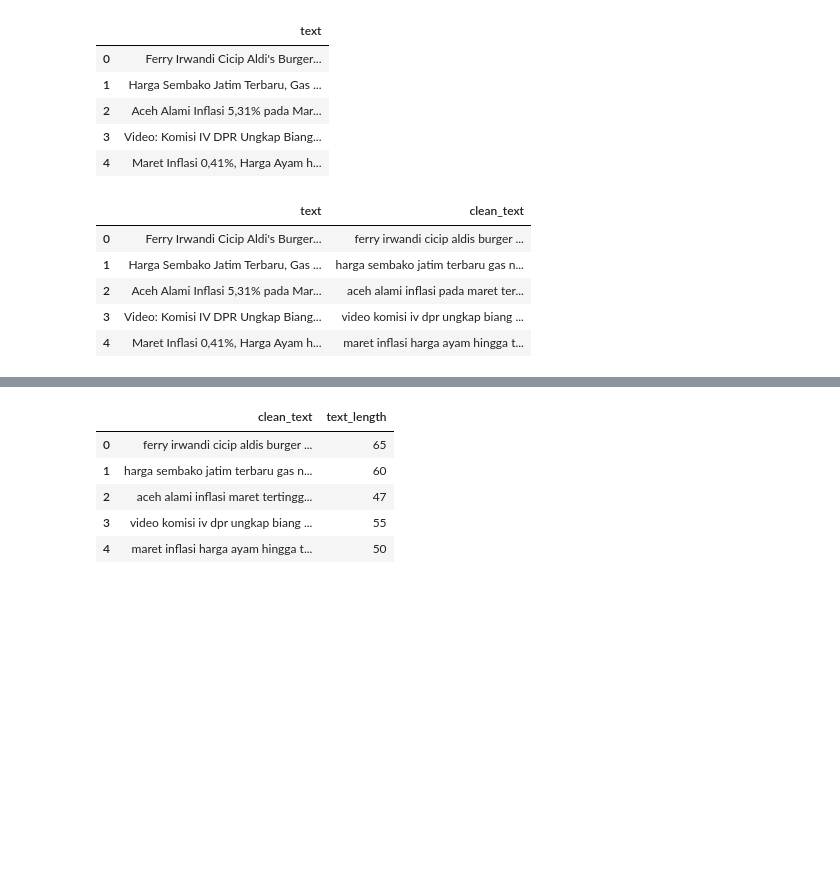
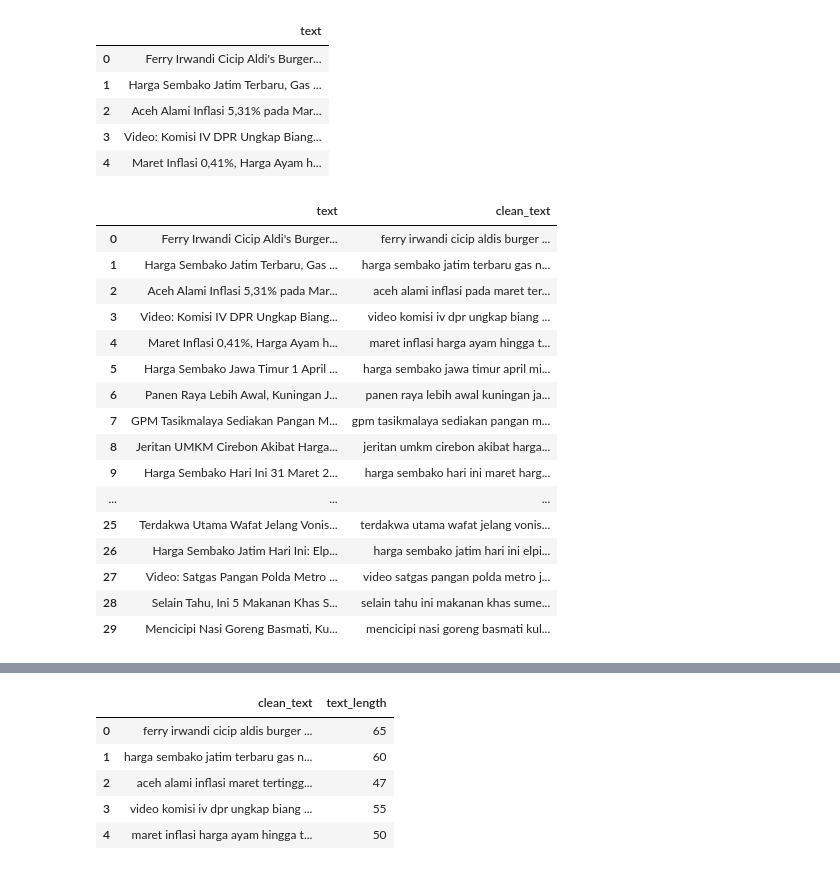
Before and after one commit to afllaabdi/tugas_NLP, a Jupyter notebook: Source_Code.ipynb, the cells around one changed output, grey strips where cells are left out. Saved outputs shown, nothing was run; the diff lists cells and outputs as text; code cells hidden in the pictures; blank space fills up the shorter version.

```diff
--- a/Source_Code.ipynb
+++ b/Source_Code.ipynb
@@ -50,20 +50,31 @@ Jumlah data: (964, 1)
 # %%
 # =========================
 # DATA CLEANING
 # =========================
 def clean_text(text):
     text = text.lower()  # lowercase
     text = re.sub(r'[^a-zA-Z\s]', '', text)  # hapus simbol & angka
     return text
 
 df['clean_text'] = df['text'].astype(str).apply(clean_text)
 
-df[['text', 'clean_text']].head()
+df[['text', 'clean_text']].head(30)
 # %% [output]
 |  | text | clean_text |
 | 0 | Ferry Irwandi Cicip Aldi's Burger... | ferry irwandi cicip aldis burger ... |
 | 1 | Harga Sembako Jatim Terbaru, Gas ... | harga sembako jatim terbaru gas n... |
 | 2 | Aceh Alami Inflasi 5,31% pada Mar... | aceh alami inflasi pada maret ter... |
 | 3 | Video: Komisi IV DPR Ungkap Biang... | video komisi iv dpr ungkap biang ... |
 | 4 | Maret Inflasi 0,41%, Harga Ayam h... | maret inflasi harga ayam hingga t... |
+| 5 | Harga Sembako Jawa Timur 1 April ... | harga sembako jawa timur april mi... |
+| 6 | Panen Raya Lebih Awal, Kuningan J... | panen raya lebih awal kuningan ja... |
+| 7 | GPM Tasikmalaya Sediakan Pangan M... | gpm tasikmalaya sediakan pangan m... |
+| 8 | Jeritan UMKM Cirebon Akibat Harga... | jeritan umkm cirebon akibat harga... |
+| 9 | Harga Sembako Hari Ini 31 Maret 2... | harga sembako hari ini maret harg... |
+| ... | ... | ... |
+| 25 | Terdakwa Utama Wafat Jelang Vonis... | terdakwa utama wafat jelang vonis... |
+| 26 | Harga Sembako Jatim Hari Ini: Elp... | harga sembako jatim hari ini elpi... |
+| 27 | Video: Satgas Pangan Polda Metro ... | video satgas pangan polda metro j... |
+| 28 | Selain Tahu, Ini 5 Makanan Khas S... | selain tahu ini makanan khas sume... |
+| 29 | Mencicipi Nasi Goreng Basmati, Ku... | mencicipi nasi goreng basmati kul... |
 # %%
```
Also changed, not shown: parts of 3 cells of this notebook.
